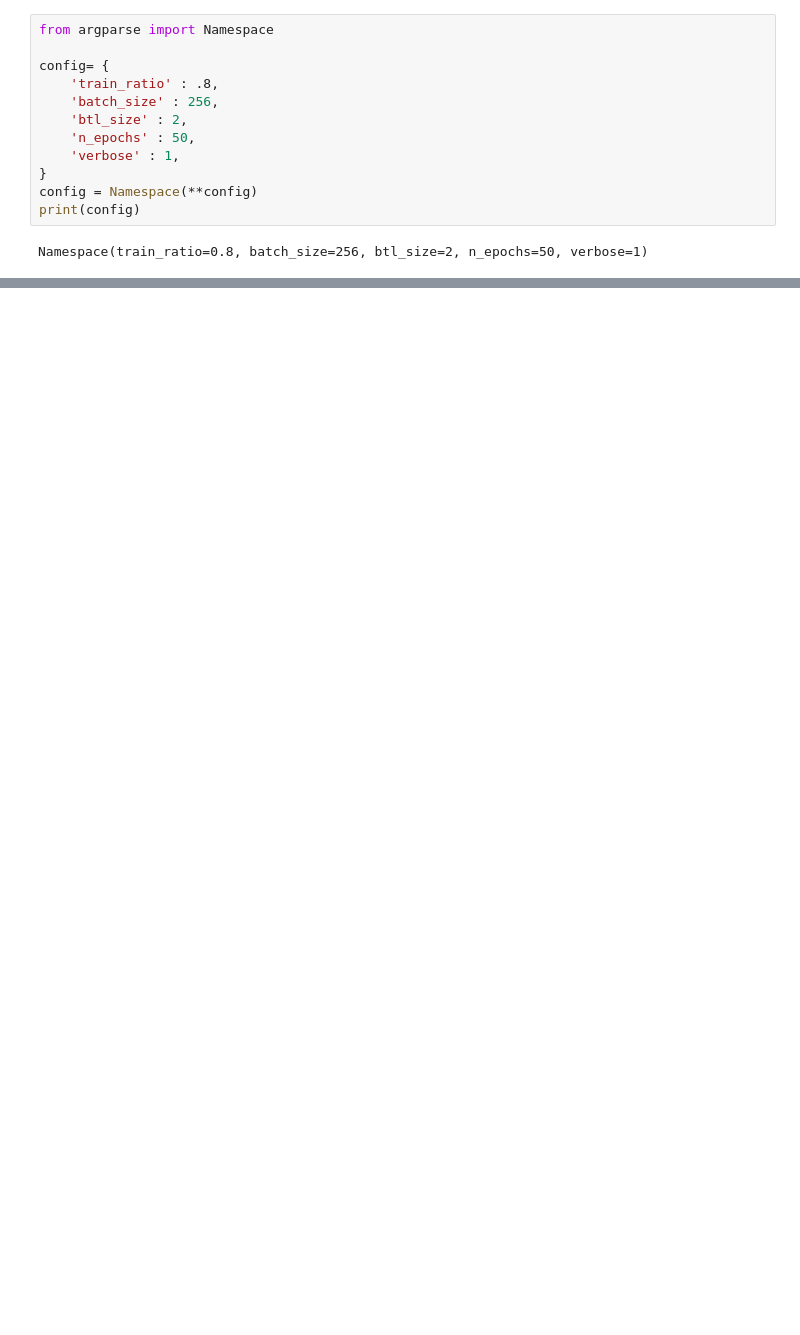
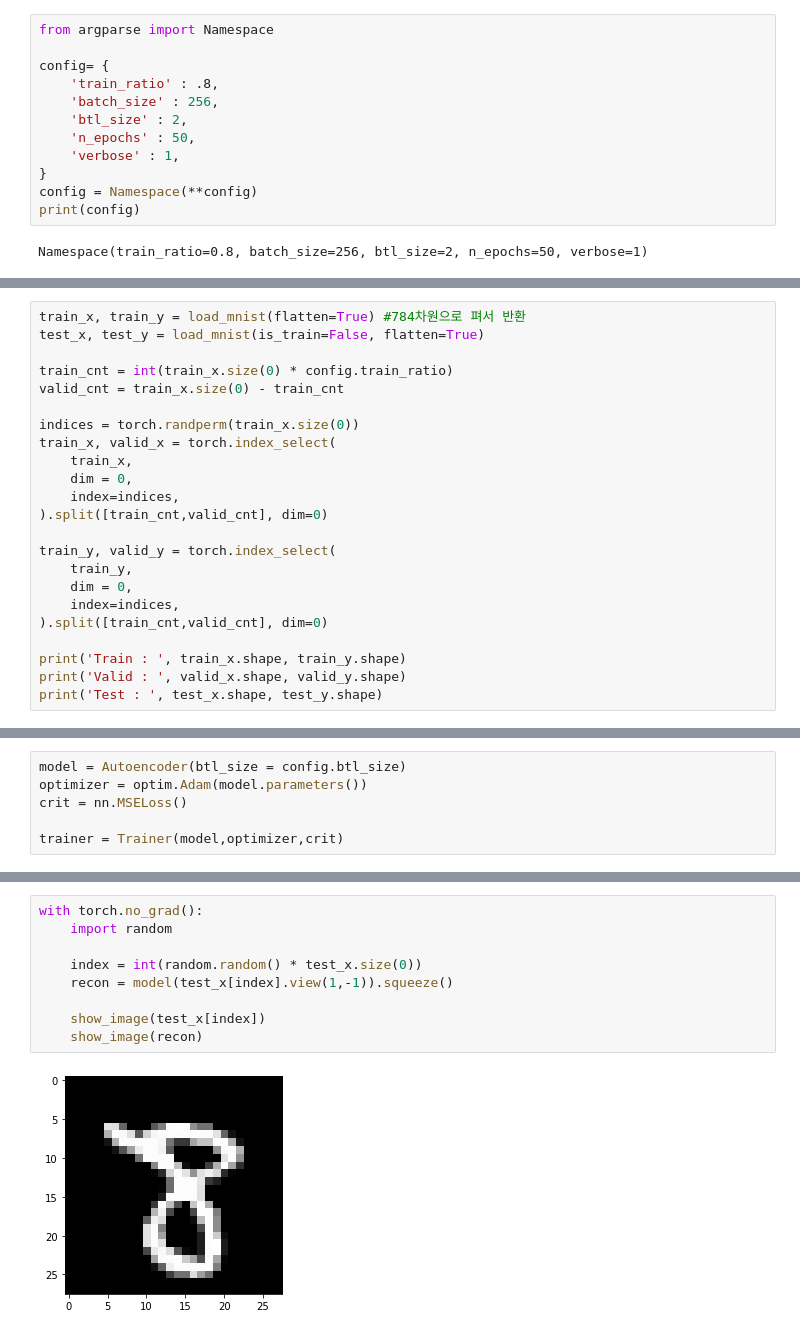
Before and after one commit to hang-1n-there/pytorch_learn_2, a Jupyter notebook: Auto_encoder/autoencoder.ipynb, the cells around one changed output, grey strips where cells are left out. Cells and saved outputs as stored; diff of their text form; blank space fills up the shorter version.

```diff
--- a/Auto_encoder/autoencoder.ipynb
+++ b/Auto_encoder/autoencoder.ipynb
@@ -28,2 +30,25 @@ def show_image(x):
     plt.imshow(x, cmap='gray')
     plt.show()
+# %%
+train_x, train_y = load_mnist(flatten=True) #784차원으로 펴서 반환
+test_x, test_y = load_mnist(is_train=False, flatten=True)
+
+train_cnt = int(train_x.size(0) * config.train_ratio)
+valid_cnt = train_x.size(0) - train_cnt
+
+indices = torch.randperm(train_x.size(0))
+train_x, valid_x = torch.index_select(
+    train_x,
+    dim = 0,
+    index=indices,
+).split([train_cnt,valid_cnt], dim=0)
+
+train_y, valid_y = torch.index_select(
+    train_y,
+    dim = 0,
+    index=indices,
+).split([train_cnt,valid_cnt], dim=0)
+
+print('Train : ', train_x.shape, train_y.shape)
+print('Valid : ', valid_x.shape, valid_y.shape)
+print('Test : ', test_x.shape, test_y.shape)
@@ -29,0 +61,6 @@ def show_image(x):
+# %%
+model = Autoencoder(btl_size = config.btl_size)
+optimizer = optim.Adam(model.parameters())
+crit = nn.MSELoss()
+
+trainer = Trainer(model,optimizer,crit)
@@ -29,0 +87,11 @@ def show_image(x):
+# %%
+with torch.no_grad():
+    import random
+
+    index = int(random.random() * test_x.size(0))
+    recon = model(test_x[index].view(1,-1)).squeeze()
+
+    show_image(test_x[index])
+    show_image(recon)
+# %% [output]
+[figure, added]
```
Also changed, not shown: parts of 9 cells of this notebook, 12 other files.
